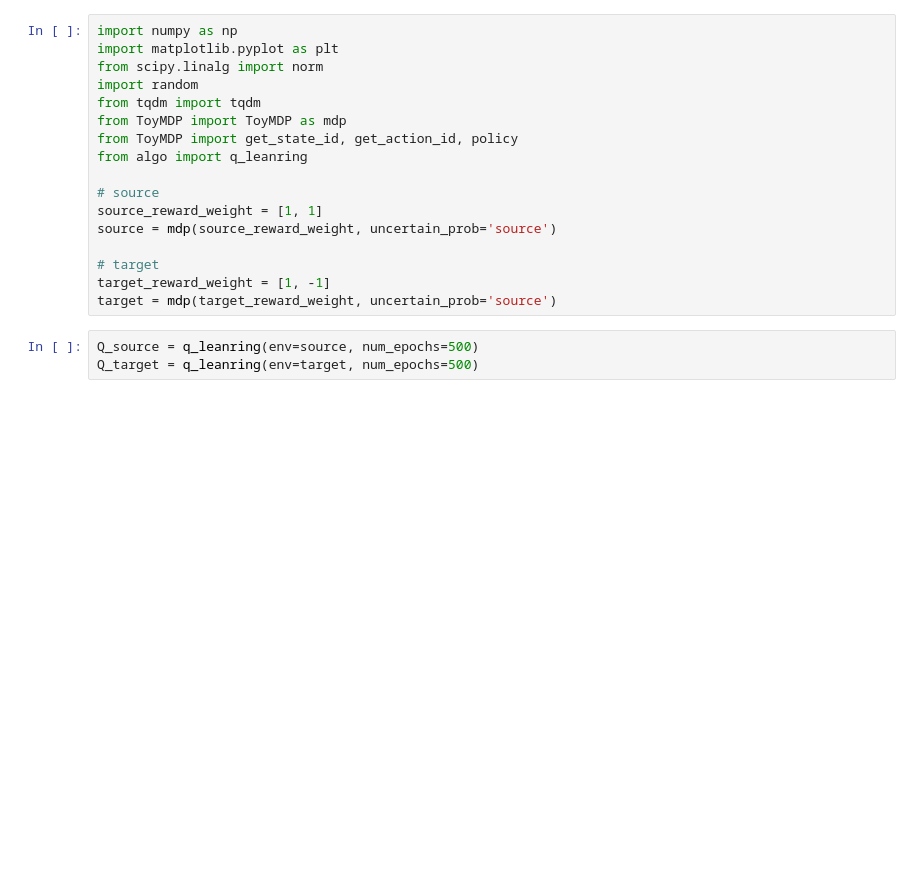
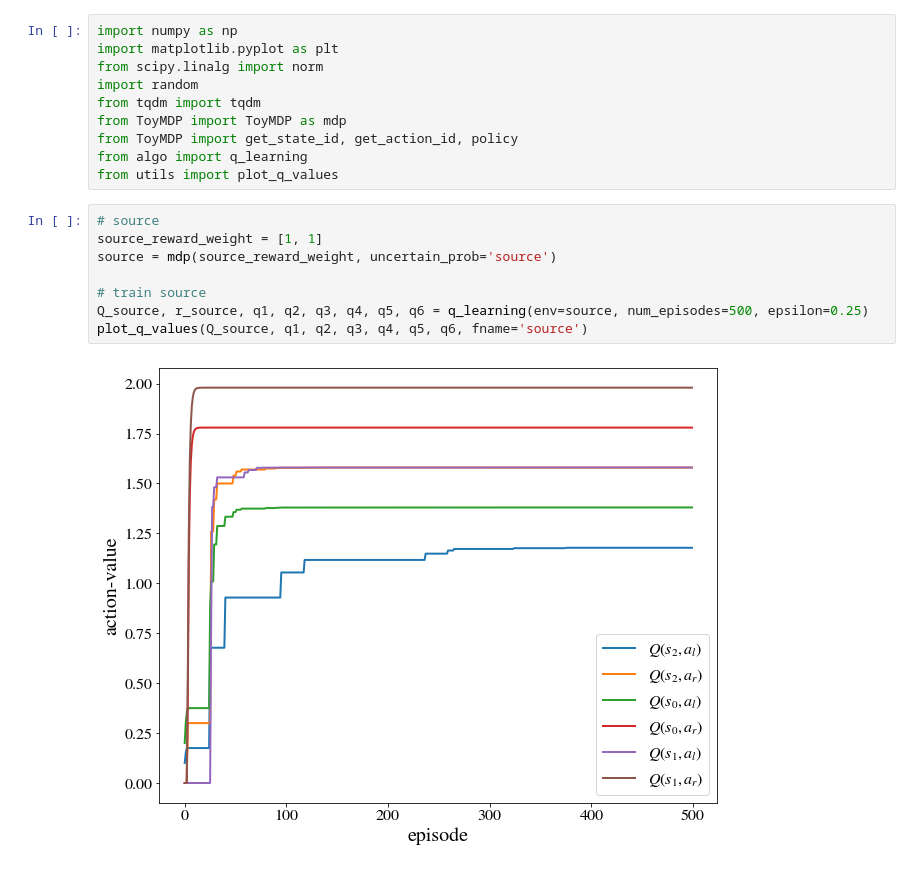
Before and after one commit to ferdous-alam/Transfer-RL, a Jupyter notebook: Toy_MDP/toy_MDP.ipynb, the cells around one changed output. Cells and saved outputs as stored; diff of their text form; blank space fills up the shorter version.

```diff
--- a/Toy_MDP/toy_MDP.ipynb
+++ b/Toy_MDP/toy_MDP.ipynb
@@ -6,15 +6,15 @@ import random
 from tqdm import tqdm
 from ToyMDP import ToyMDP as mdp
 from ToyMDP import get_state_id, get_action_id, policy
-from algo import q_leanring
-
-# source
-source_reward_weight = [1, 1]
-source = mdp(source_reward_weight, uncertain_prob='source')
-
-# target
-target_reward_weight = [1, -1]
-target = mdp(target_reward_weight, uncertain_prob='source')
+from algo import q_learning
+from utils import plot_q_values
-# %%
-Q_source = q_leanring(env=source, num_epochs=500)
-Q_target = q_leanring(env=target, num_epochs=500)
+# %%
+# source
+source_reward_weight = [1, 1]
+source = mdp(source_reward_weight, uncertain_prob='source')
+
+# train source
+Q_source, r_source, q1, q2, q3, q4, q5, q6 = q_learning(env=source, num_episodes=500, epsilon=0.25)
+plot_q_values(Q_source, q1, q2, q3, q4, q5, q6, fname='source')
+# %% [output]
+[figure, added]
```
Also changed, not shown: parts of 9 cells of this notebook, 32 other files.
